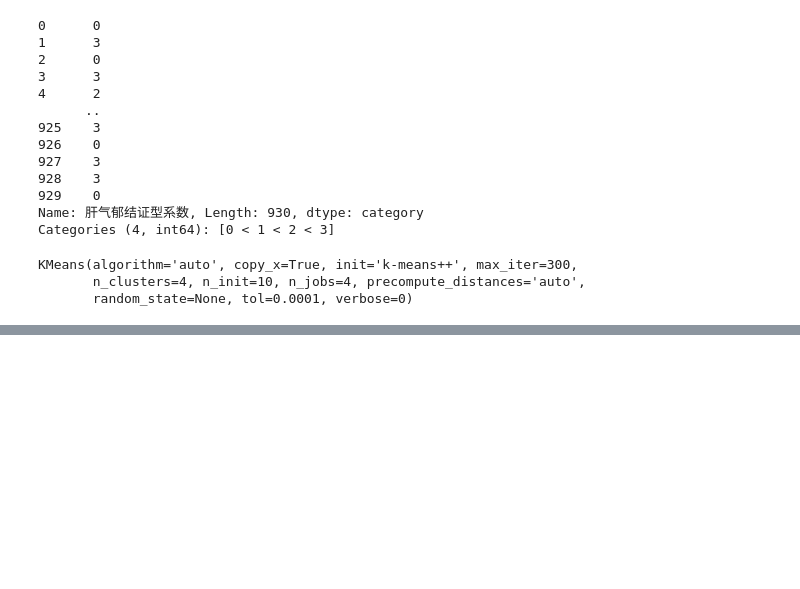
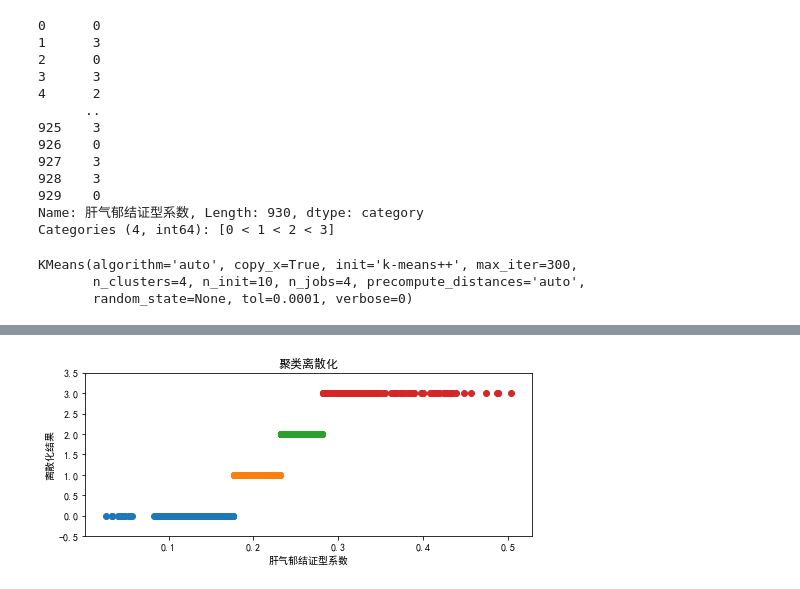
Before and after one commit to BillionsRichard/PythonPracticeOfDataAnalysisAndMining, a Jupyter notebook: chapter4/demo/code/4-3_data_discretization.ipynb, the cells around one changed output, grey strips where cells are left out. Cells and saved outputs as stored; diff of their text form; code cells hidden in the pictures; blank space fills up the shorter version.

```diff
--- a/chapter4/demo/code/4-3_data_discretization.ipynb
+++ b/chapter4/demo/code/4-3_data_discretization.ipynb
@@ -175,0 +248,2 @@ c.sort_values(by=0)
+# %%
+cluster_dis_series = pd.cut(data, w, labels=range(k))
@@ -175,0 +313,3 @@ c.sort_values(by=0)
+# %%
+plot_clustered_figure(cluster_dis_series, k, u'聚类离散化')
+# %% [output]
@@ -175,0 +317 @@ c.sort_values(by=0)
+[figure, added]
```
Also changed, not shown: parts of 35 cells of this notebook, 3 other files.
